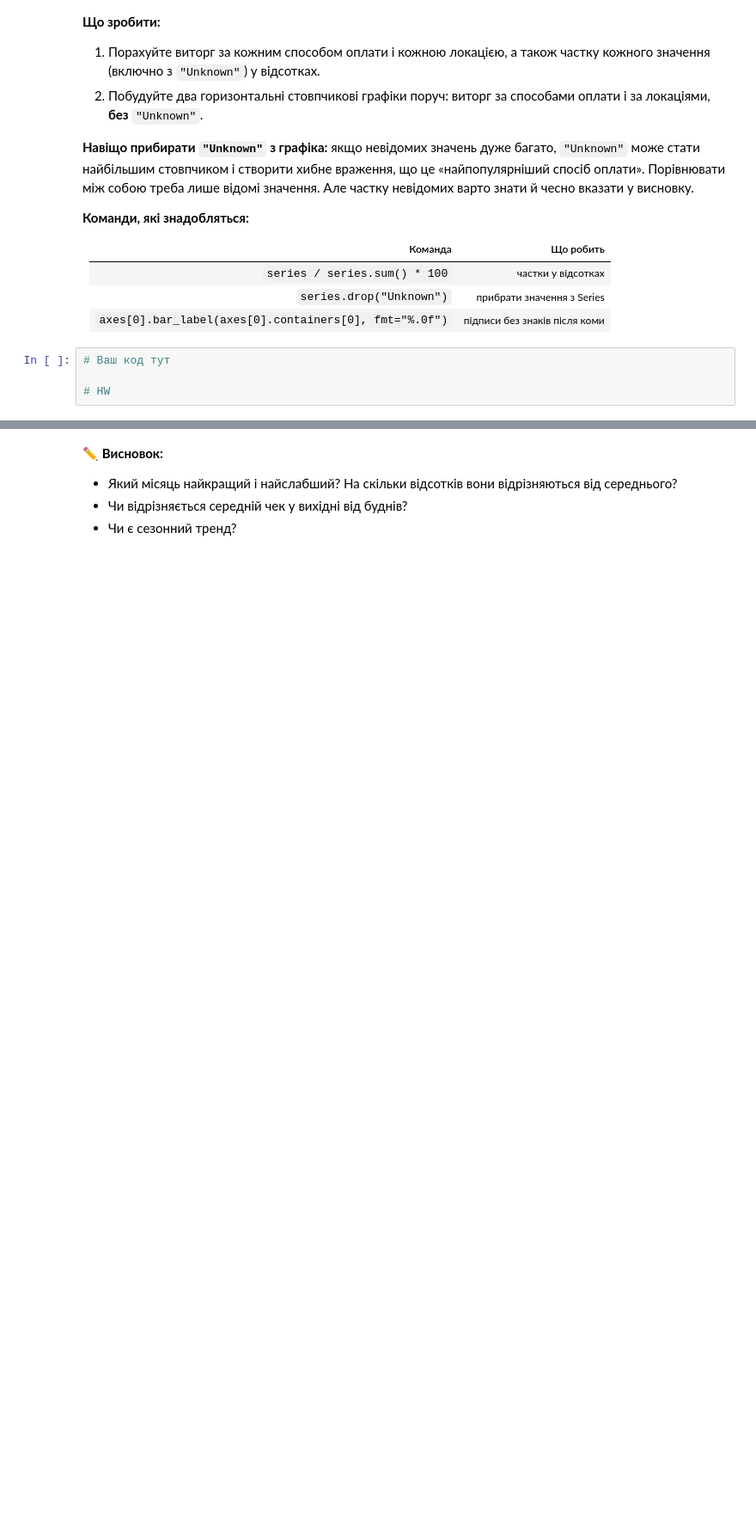
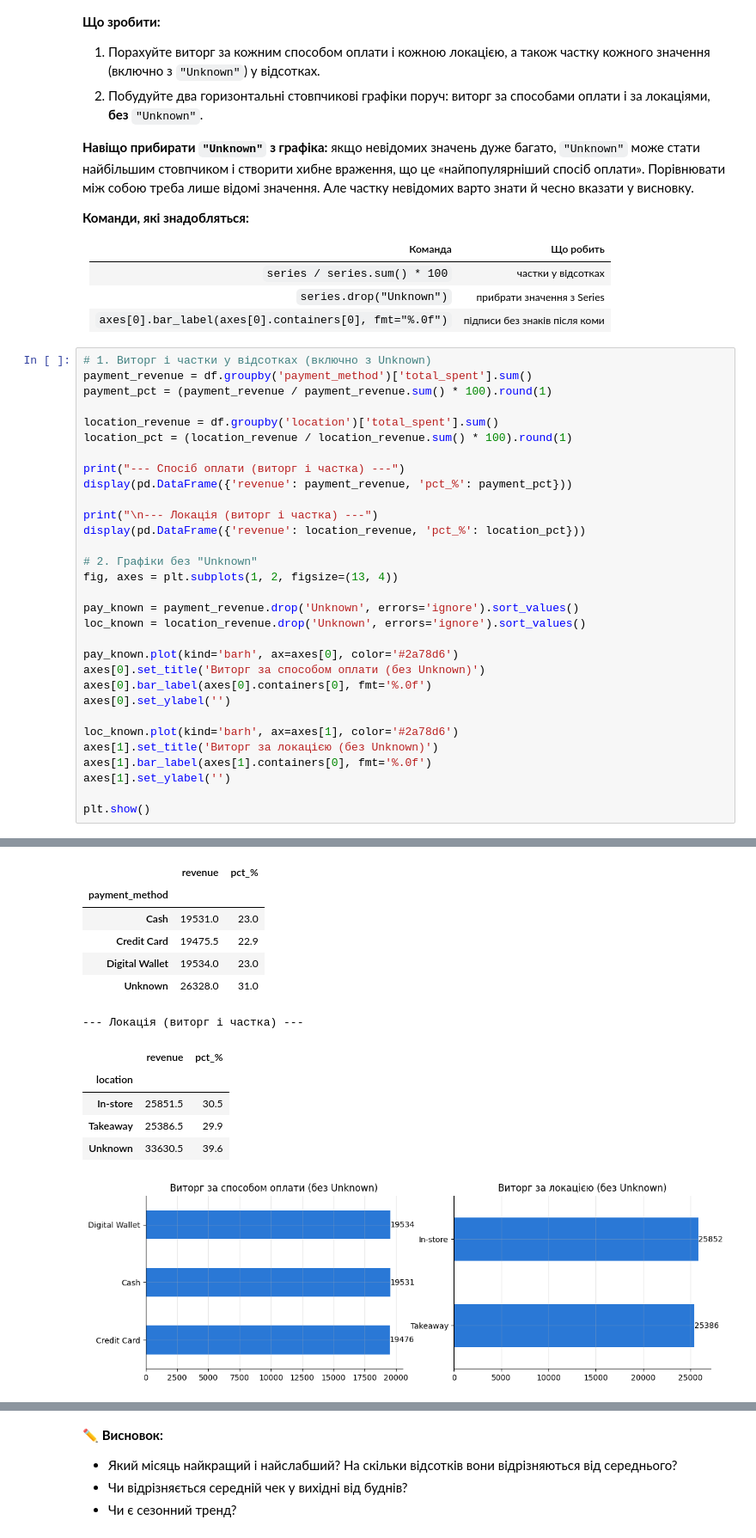
Before and after one commit to Ganss77/Cafe_sales_DTA, a Jupyter notebook: Копія_записника_"Pandas_lesson_03_04_11_26_training_project_cafe_sales_ipynb".ipynb, the cells around one changed output, grey strips where cells are left out. Shown at 86% size. Cells and saved outputs as stored; diff of their text form; blank space fills up the shorter version.

```diff
--- a/Копія_записника_"Pandas_lesson_03_04_11_26_training_project_cafe_sales_ipynb".ipynb
+++ b/Копія_записника_"Pandas_lesson_03_04_11_26_training_project_cafe_sales_ipynb".ipynb
@@ -928,7 +931,35 @@ print(f"{len(ex)} --> {len(ex.dropna())}")
 | `series / series.sum() * 100` | частки у відсотках |
 | `series.drop("Unknown")` | прибрати значення з Series |
 | `axes[0].bar_label(axes[0].containers[0], fmt="%.0f")` | підписи без знаків після коми |
-# %%
-# Ваш код тут
-
-# HW
+# %%
+# 1. Виторг і частки у відсотках (включно з Unknown)
+payment_revenue = df.groupby('payment_method')['total_spent'].sum()
+payment_pct = (payment_revenue / payment_revenue.sum() * 100).round(1)
+
+location_revenue = df.groupby('location')['total_spent'].sum()
+location_pct = (location_revenue / location_revenue.sum() * 100).round(1)
+
+print("--- Спосіб оплати (виторг і частка) ---")
+display(pd.DataFrame({'revenue': payment_revenue, 'pct_%': payment_pct}))
+
+print("\n--- Локація (виторг і частка) ---")
+display(pd.DataFrame({'revenue': location_revenue, 'pct_%': location_pct}))
+
+# 2. Графіки без "Unknown"
+fig, axes = plt.subplots(1, 2, figsize=(13, 4))
+
+pay_known = payment_revenue.drop('Unknown', errors='ignore').sort_values()
+loc_known = location_revenue.drop('Unknown', errors='ignore').sort_values()
+
+pay_known.plot(kind='barh', ax=axes[0], color='#2a78d6')
+axes[0].set_title('Виторг за способом оплати (без Unknown)')
+axes[0].bar_label(axes[0].containers[0], fmt='%.0f')
+axes[0].set_ylabel('')
+
+loc_known.plot(kind='barh', ax=axes[1], color='#2a78d6')
+axes[1].set_title('Виторг за локацією (без Unknown)')
+axes[1].bar_label(axes[1].containers[0], fmt='%.0f')
+axes[1].set_ylabel('')
+
+plt.show()
+# %% [output]
@@ -935,3 +967,16 @@ print(f"{len(ex)} --> {len(ex.dropna())}")
+|  | revenue | pct_% |
+| payment_method |  |  |
+| Cash | 19531.0 | 23.0 |
+| Credit Card | 19475.5 | 22.9 |
+| Digital Wallet | 19534.0 | 23.0 |
+| Unknown | 26328.0 | 31.0 |
+--- Локація (виторг і частка) ---
+|  | revenue | pct_% |
+| location |  |  |
+| In-store | 25851.5 | 30.5 |
+| Takeaway | 25386.5 | 29.9 |
+| Unknown | 33630.5 | 39.6 |
+[figure, added]
 # %% [markdown]
 ✏️ **Висновок:**
 - Яку частку виторгу становлять продажі з невідомим способом оплати й невідомою локацією?
```
Also changed, not shown: parts of 25 cells of this notebook.
